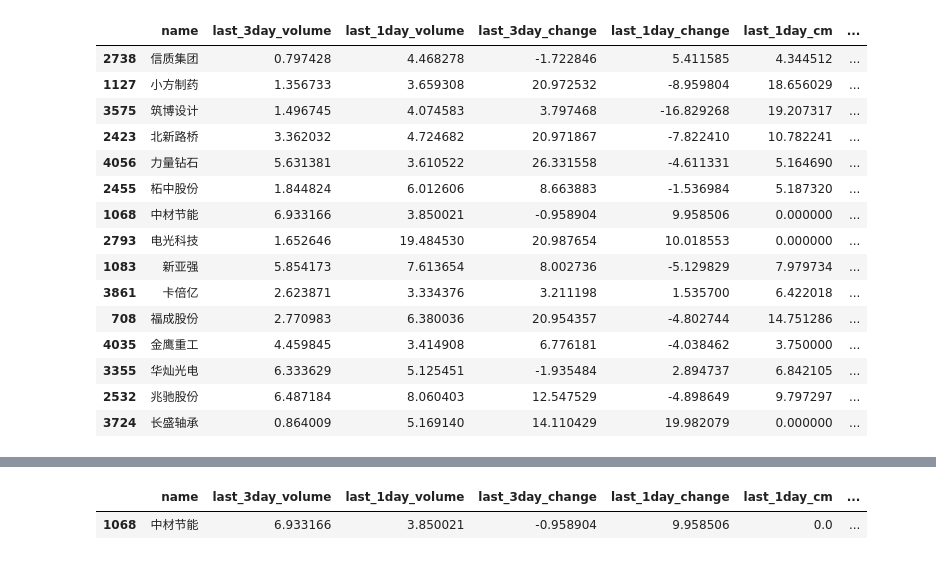
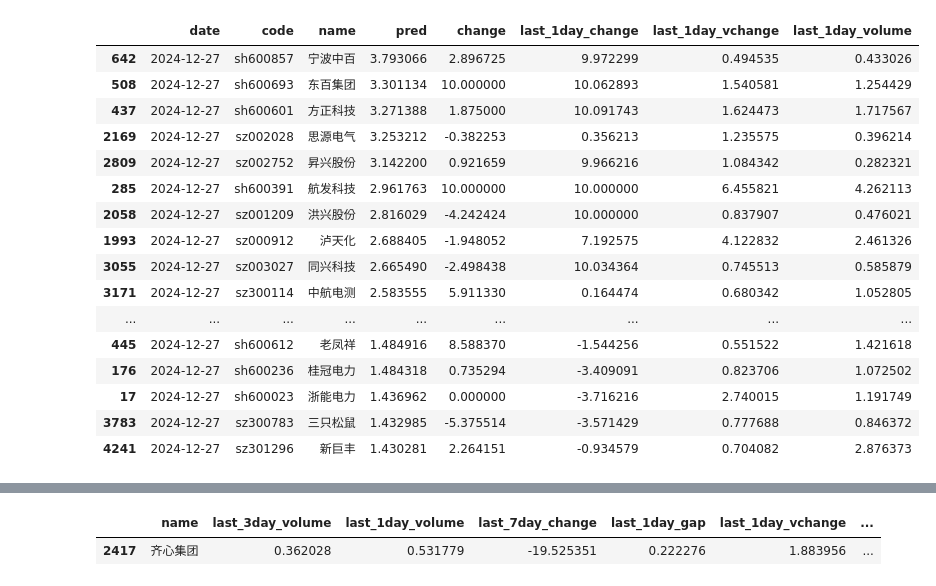
Before and after one commit to txdas/biotech, a Jupyter notebook: notebook/stock/akshare_pred.ipynb, the cells around one changed output, grey strips where cells are left out. Saved outputs shown, nothing was run; the diff lists cells and outputs as text; code cells hidden in the pictures.

```diff
--- a/notebook/stock/akshare_pred.ipynb
+++ b/notebook/stock/akshare_pred.ipynb
@@ -99,26 +93,33 @@ from sklearn.pipeline import Pipeline
 from sklearn.metrics import accuracy_score,roc_auc_score,mean_squared_error
 from sklearn.model_selection import RandomizedSearchCV
 from sklearn.ensemble import GradientBoostingRegressor, RandomForestClassifier
+from lightgbm.sklearn import LGBMRegressor
+from sklearn.model_selection import train_test_split
+from scipy.stats import pearsonr
+pdf =padf.dropna().copy()
+pdf = pdf[pdf["last_1day_amp"]>0.1]
+y = pdf.pop("change")
+pdf.drop(columns=["code","name","date"],inplace=True)
+X = pdf
 # Create a pipeline with preprocessor and classifier
-model = Pipeline(steps=[ ('regressor', GradientBoostingRegressor())])
+# model = Pipeline(steps=[ ('regressor', GradientBoostingRegressor())])
+model = Pipeline(steps=[ ('regressor', LGBMRegressor())])
 param_distributions = {'regressor__n_estimators': [100,],
-    'regressor__learning_rate': [0.01, 0.05,],
-    'regressor__max_depth': [4, 5],
-    'regressor__min_samples_split': [2, 5],
-    'regressor__min_samples_leaf': [2, 4],
-    'regressor__subsample': [0.7, 0.8, ]}
+                       'regressor__subsample_for_bin':[5000,],
+                        'regressor__learning_rate': [0.01, 0.05,],
+                        'regressor__num_leaves': [20, 30],
+                        'regressor__subsample': [0.7,0.8],
+                        'regressor__min_child_samples': [5, 8]}
 # Create RandomizedSearchCV object
 random_search = RandomizedSearchCV(estimator=model,
     param_distributions=param_distributions,
-    n_iter=30,  # Number of parameter settings that are sampled
+    n_iter=8,  # Number of parameter settings that are sampled
     cv=5,  # 5-fold cross-validation
-    verbose=2,
+    verbose=0,
     scoring = 'r2',
     random_state=42,
     n_jobs=-1  )
 # Fit the RandomizedSearchCV model
-random_search.fit(X_train, y_train)
+random_search.fit(X, y)
 best_gb = random_search.best_estimator_
-test_prediction_gb = random_search.predict(X_test)
-print(f"MSE is: {mean_squared_error(y_test, test_prediction_gb)}")
 # %% [output]
@@ -127,23 +155,28 @@ MSE is: 9.889514044043947
 # %%
 pdf = cadf.copy()
 pdf = pdf[pdf["last_1day_amp"]>0.1]
-ctrain = pdf.drop(columns=["code","name","date"])
-pdf["pred"] = random_search.predict(ctrain)
-pdf[pdf.last_1day_volume>3].sort_values(by="pred",ascending=False)[:15]
+ctrain = pdf.drop(columns=["code","name","date","change"])
+pdf["pred"] = random_search.predict(ctrain)*10
+pdf["change"] = pdf["change"]*10
+pdf = pdf[["date","code","name","pred","change","last_1day_change","last_1day_vchange","last_1day_volume"]]
+# pdf[(pdf.last_1day_change>-8)&(pdf.last_1day_change<8)].sort_values(by="pred",ascending=False)[:10]
+# pdf[(pdf.last_1day_change>3)&(pdf.last_1day_change<8)].sort_values(by="pred",ascending=False)[:20]
+pdf.sort_values(by="pred",ascending=False)[:50]
 # %% [output]
-|  | name | last_3day_volume | last_1day_volume | last_3day_change | last_1day_change | last_1day_cm | ... |
-| 2738 | 信质集团 | 0.797428 | 4.468278 | -1.722846 | 5.411585 | 4.344512 | ... |
-| 1127 | 小方制药 | 1.356733 | 3.659308 | 20.972532 | -8.959804 | 18.656029 | ... |
-| 3575 | 筑博设计 | 1.496745 | 4.074583 | 3.797468 | -16.829268 | 19.207317 | ... |
-| 2423 | 北新路桥 | 3.362032 | 4.724682 | 20.971867 | -7.822410 | 10.782241 | ... |
-| 4056 | 力量钻石 | 5.631381 | 3.610522 | 26.331558 | -4.611331 | 5.164690 | ... |
-| 2455 | 柘中股份 | 1.844824 | 6.012606 | 8.663883 | -1.536984 | 5.187320 | ... |
-| 1068 | 中材节能 | 6.933166 | 3.850021 | -0.958904 | 9.958506 | 0.000000 | ... |
-| 2793 | 电光科技 | 1.652646 | 19.484530 | 20.987654 | 10.018553 | 0.000000 | ... |
-| 1083 | 新亚强 | 5.854173 | 7.613654 | 8.002736 | -5.129829 | 7.979734 | ... |
-| 3861 | 卡倍亿 | 2.623871 | 3.334376 | 3.211198 | 1.535700 | 6.422018 | ... |
-| 708 | 福成股份 | 2.770983 | 6.380036 | 20.954357 | -4.802744 | 14.751286 | ... |
-| 4035 | 金鹰重工 | 4.459845 | 3.414908 | 6.776181 | -4.038462 | 3.750000 | ... |
-| 3355 | 华灿光电 | 6.333629 | 5.125451 | -1.935484 | 2.894737 | 6.842105 | ... |
-| 2532 | 兆驰股份 | 6.487184 | 8.060403 | 12.547529 | -4.898649 | 9.797297 | ... |
-| 3724 | 长盛轴承 | 0.864009 | 5.169140 | 14.110429 | 19.982079 | 0.000000 | ... |
+|  | date | code | name | pred | change | last_1day_change | last_1day_vchange | last_1day_volume |
+| 642 | 2024-12-27 | sh600857 | 宁波中百 | 3.793066 | 2.896725 | 9.972299 | 0.494535 | 0.433026 |
+| 508 | 2024-12-27 | sh600693 | 东百集团 | 3.301134 | 10.000000 | 10.062893 | 1.540581 | 1.254429 |
+| 437 | 2024-12-27 | sh600601 | 方正科技 | 3.271388 | 1.875000 | 10.091743 | 1.624473 | 1.717567 |
+| 2169 | 2024-12-27 | sz002028 | 思源电气 | 3.253212 | -0.382253 | 0.356213 | 1.235575 | 0.396214 |
+| 2809 | 2024-12-27 | sz002752 | 昇兴股份 | 3.142200 | 0.921659 | 9.966216 | 1.084342 | 0.282321 |
+| 285 | 2024-12-27 | sh600391 | 航发科技 | 2.961763 | 10.000000 | 10.000000 | 6.455821 | 4.262113 |
+| 2058 | 2024-12-27 | sz001209 | 洪兴股份 | 2.816029 | -4.242424 | 10.000000 | 0.837907 | 0.476021 |
+| 1993 | 2024-12-27 | sz000912 | 泸天化 | 2.688405 | -1.948052 | 7.192575 | 4.122832 | 2.461326 |
+| 3055 | 2024-12-27 | sz003027 | 同兴科技 | 2.665490 | -2.498438 | 10.034364 | 0.745513 | 0.585879 |
+| 3171 | 2024-12-27 | sz300114 | 中航电测 | 2.583555 | 5.911330 | 0.164474 | 0.680342 | 1.052805 |
+| ... | ... | ... | ... | ... | ... | ... | ... | ... |
+| 445 | 2024-12-27 | sh600612 | 老凤祥 | 1.484916 | 8.588370 | -1.544256 | 0.551522 | 1.421618 |
+| 176 | 2024-12-27 | sh600236 | 桂冠电力 | 1.484318 | 0.735294 | -3.409091 | 0.823706 | 1.072502 |
+| 17 | 2024-12-27 | sh600023 | 浙能电力 | 1.436962 | 0.000000 | -3.716216 | 2.740015 | 1.191749 |
+| 3783 | 2024-12-27 | sz300783 | 三只松鼠 | 1.432985 | -5.375514 | -3.571429 | 0.777688 | 0.846372 |
+| 4241 | 2024-12-27 | sz301296 | 新巨丰 | 1.430281 | 2.264151 | -0.934579 | 0.704082 | 2.876373 |
@@ -167,5 +183,5 @@ pdf[pdf.last_1day_volume>3].sort_values(by="pred",ascending=False)[:15]
 # %%
-pdf[pdf.name=="中材节能"]
+pdf[pdf.name=="齐心集团"]
 # %% [output]
-|  | name | last_3day_volume | last_1day_volume | last_3day_change | last_1day_change | last_1day_cm | ... |
-| 1068 | 中材节能 | 6.933166 | 3.850021 | -0.958904 | 9.958506 | 0.0 | ... |
+|  | name | last_3day_volume | last_1day_volume | last_7day_change | last_1day_gap | last_1day_vchange | ... |
+| 2417 | 齐心集团 | 0.362028 | 0.531779 | -19.525351 | 0.222276 | 1.883956 | ... |
```
Also changed, not shown: parts of 6 cells of this notebook, 16 other files.
